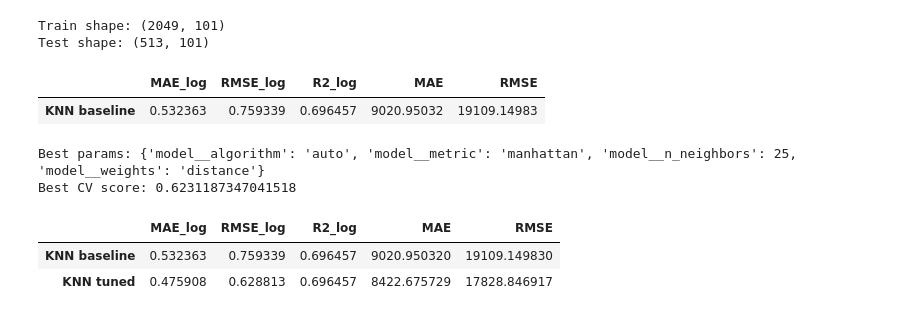
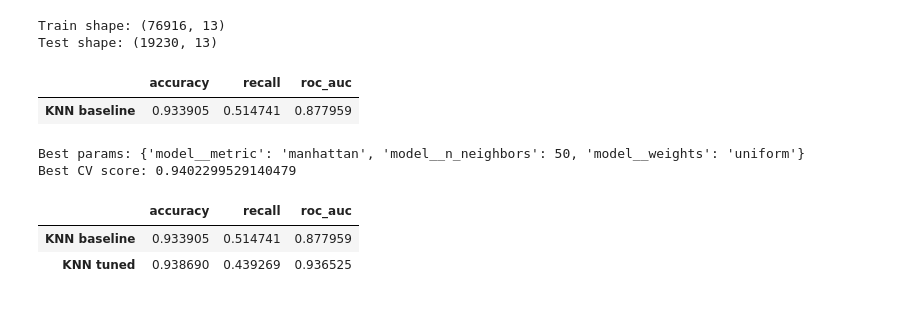
Before and after one commit to Stepsyota/BSU, a Jupyter notebook: Information_theory/knn.ipynb, the cells around one changed output. Cells and saved outputs as stored; diff of their text form; code cells hidden in the pictures.

```diff
--- a/Information_theory/knn.ipynb
+++ b/Information_theory/knn.ipynb
@@ -14,8 +14,8 @@ sns.set_theme(style='whitegrid')
 # %%
 df = pd.read_csv('processed_data.csv')
 
-X = df.drop('Stars Count', axis='columns')
-y = df['Stars Count']
+X = df.drop('diabetes', axis='columns')
+y = df['diabetes']
 
 X_train, X_test, y_train, y_test = train_test_split(
     X, y, test_size=0.2, random_state=42
@@ -24,36 +24,31 @@ X_train, X_test, y_train, y_test = train_test_split(
 print('Train shape:', X_train.shape)
 print('Test shape:', X_test.shape)
 # %% [output]
-Train shape: (2049, 101)
-Test shape: (513, 101)
+Train shape: (76916, 13)
+Test shape: (19230, 13)
 # %%
 knn_pipeline = Pipeline([
     ('scaler', StandardScaler()),
-    ('model', KNeighborsRegressor())
+    ('model', KNeighborsClassifier())
 ])
 
 knn_pipeline.fit(X_train, y_train)
 y_pred = knn_pipeline.predict(X_test)
-
-y_test_original = np.expm1(y_test)
-y_pred_original = np.expm1(y_pred)
+y_proba = knn_pipeline.predict_proba(X_test)[:, 1]
 
 baseline_metrics = {
-    'MAE_log': mean_absolute_error(y_test, y_pred),
-    'RMSE_log': np.sqrt(mean_squared_error(y_test, y_pred)),
-    'R2_log': r2_score(y_test, y_pred),
-    'MAE': mean_absolute_error(y_test_original, y_pred_original),
-    'RMSE': np.sqrt(mean_squared_error(y_test_original, y_pred_original)),
+    'accuracy': accuracy_score(y_test, y_pred),
+    'recall': recall_score(y_test, y_pred, zero_division=0),
+    'roc_auc': roc_auc_score(y_test, y_proba),
 }
 
 pd.DataFrame([baseline_metrics], index=['KNN baseline'])
 # %% [output]
-|  | MAE_log | RMSE_log | R2_log | MAE | RMSE |
-| KNN baseline | 0.532363 | 0.759339 | 0.696457 | 9020.95032 | 19109.14983 |
+|  | accuracy | recall | roc_auc |
+| KNN baseline | 0.933905 | 0.514741 | 0.877959 |
 # %%
 param_grid = {
-    'model__n_neighbors': list(range(5, 40, 5)),
-    'model__algorithm' : ['auto', 'ball_tree', 'kd_tree', 'brute'],
+    'model__n_neighbors': [5, 20, 50],
     'model__weights': ['uniform', 'distance'],
     'model__metric': ['euclidean', 'manhattan'],
 }
@@ -61,7 +56,7 @@ param_grid = {
 grid_search = GridSearchCV(
     estimator=knn_pipeline,
     param_grid=param_grid,
-    scoring='neg_root_mean_squared_error',
+    scoring='roc_auc',
     cv=5,
     n_jobs=-1
 )
@@ -69,31 +64,26 @@ grid_search = GridSearchCV(
 grid_search.fit(X_train, y_train)
 
 print('Best params:', grid_search.best_params_)
-print('Best CV score:', -grid_search.best_score_)
+print('Best CV score:', grid_search.best_score_)
 # %% [output]
-Best params: {'model__algorithm': 'auto', 'model__metric': 'manhattan', 'model__n_neighbors': 25, 'model__weights': 'distance'}
-Best CV score: 0.6231187347041518
+Best params: {'model__metric': 'manhattan', 'model__n_neighbors': 50, 'model__weights': 'uniform'}
+Best CV score: 0.9402299529140479
 # %%
 best_knn = grid_search.best_estimator_
 y_pred_best = best_knn.predict(X_test)
-
-y_test_original = np.expm1(y_test)
-y_pred_best_original = np.expm1(y_pred_best)
-
+y_proba_best = best_knn.predict_proba(X_test)[:, 1]
 
 tuned_metrics = {
-    'MAE_log': mean_absolute_error(y_test, y_pred_best),
-    'RMSE_log': np.sqrt(mean_squared_error(y_test, y_pred_best)),
-    'R2_log': r2_score(y_test, y_pred),
-    'MAE': mean_absolute_error(y_test_original, y_pred_best_original),
-    'RMSE': np.sqrt(mean_squared_error(y_test_original, y_pred_best_original)),
+    'accuracy': accuracy_score(y_test, y_pred_best),
+    'recall': recall_score(y_test, y_pred_best, zero_division=0),
+    'roc_auc': roc_auc_score(y_test, y_proba_best),
 }
 
 pd.DataFrame([
     baseline_metrics,
     tuned_metrics
 ], index=['KNN baseline', 'KNN tuned'])
 # %% [output]
-|  | MAE_log | RMSE_log | R2_log | MAE | RMSE |
-| KNN baseline | 0.532363 | 0.759339 | 0.696457 | 9020.950320 | 19109.149830 |
-| KNN tuned | 0.475908 | 0.628813 | 0.696457 | 8422.675729 | 17828.846917 |
+|  | accuracy | recall | roc_auc |
+| KNN baseline | 0.933905 | 0.514741 | 0.877959 |
+| KNN tuned | 0.938690 | 0.439269 | 0.936525 |
```
Also changed, not shown: parts of 3 cells of this notebook.
